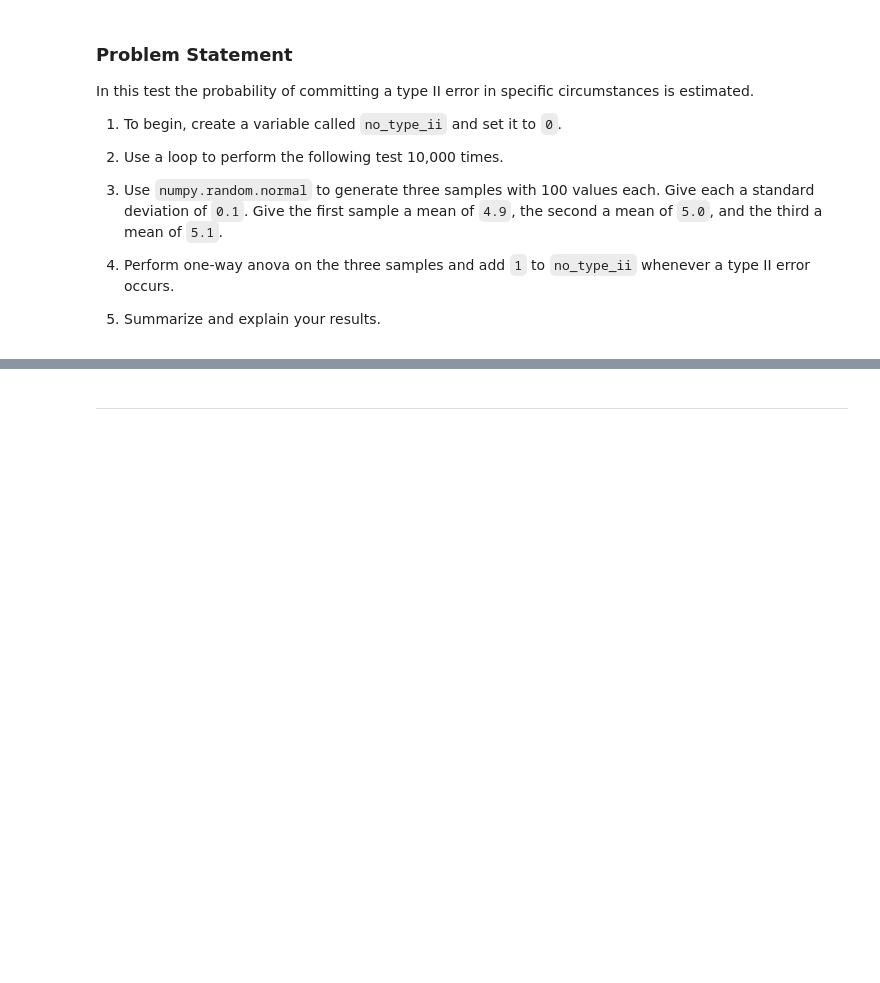
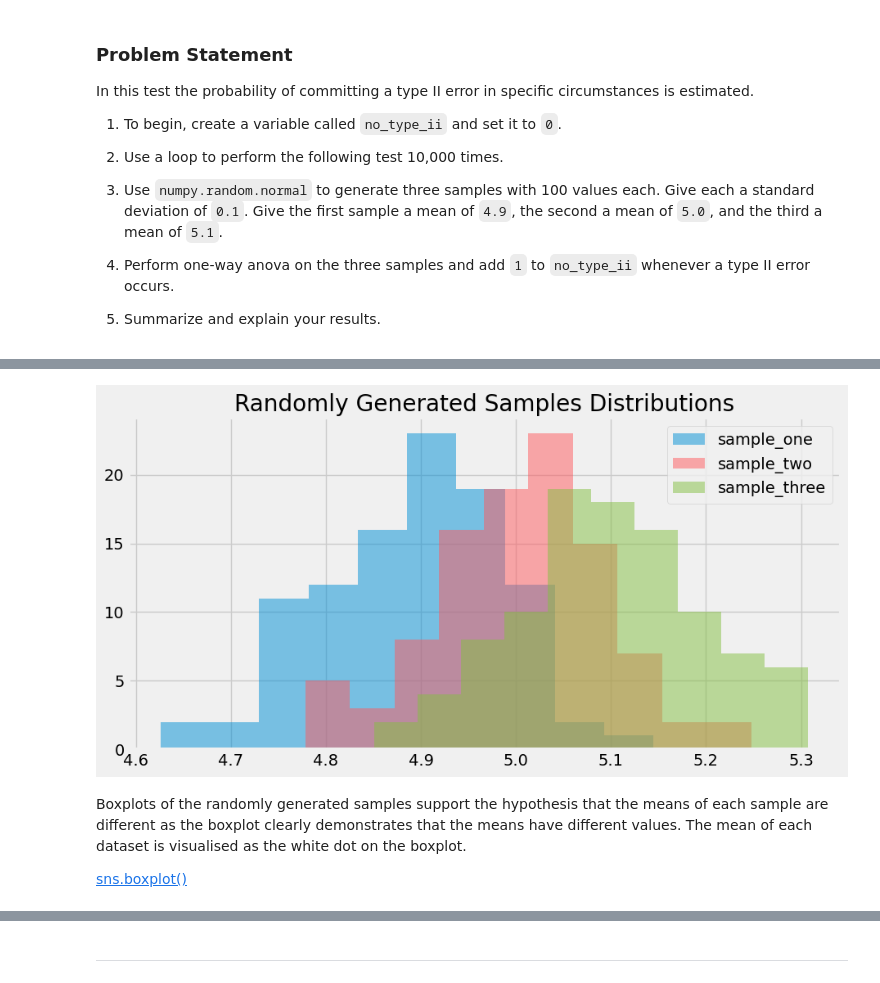
Before and after one commit to humphs078/applied_statistics, a Jupyter notebook: tasks.ipynb, the cells around one changed output, grey strips where cells are left out. Drawn from its saved outputs; the diff is of its cells as text; code cells hidden in the pictures; blank space fills up the shorter version.

Commit message:
Start task four. Add image to task for folder.

```diff
--- a/tasks.ipynb
+++ b/tasks.ipynb
@@ -888,0 +909,7 @@ In this test the probability of committing a type II error in specific circumsta
+# %%
+# randomly generate the requested values
+sample_one = rng.normal(4.9, 0.1, 100)
+
+sample_two = rng.normal(5, 0.1, 100)
+
+sample_three = rng.normal(5.1, 0.1, 100)
@@ -888,0 +922,21 @@ In this test the probability of committing a type II error in specific circumsta
+# %%
+# create an empty plot
+fig, ax = plt.subplots()
+
+# plot the data
+ax.hist(sample_one, alpha=0.5, label='sample_one')
+ax.hist(sample_two, color='#ff595e',  alpha=0.5, label='sample_two')
+ax.hist(sample_three, color='#84bf41', alpha=0.5, label='sample_three')
+
+# annotate the plot
+ax.legend()
+ax.set_title('Randomly Generated Samples Distributions')
+
+# show
+plt.show()
+# %% [output]
+[figure, added]
+# %% [markdown]
+Boxplots of the randomly generated samples support the hypothesis that the means of each sample are different as the boxplot clearly demonstrates that the means have different values. The mean of each dataset is visualised as the white dot on the boxplot.
+
+[sns.boxplot()](https://seaborn.pydata.org/generated/seaborn.boxplot.html#seaborn-boxplot)
```
Also changed, not shown: parts of 13 cells of this notebook, 2 other files.
